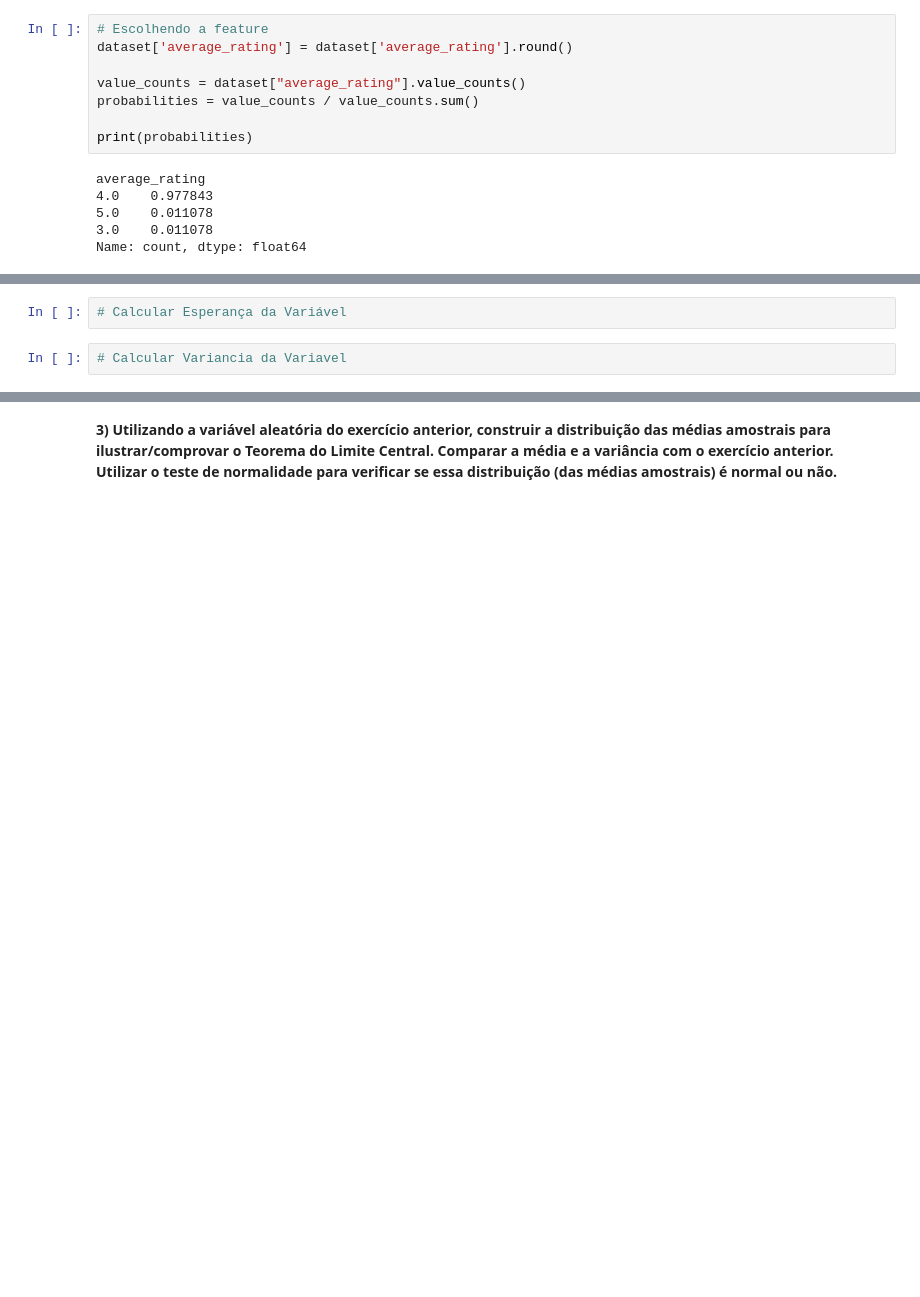
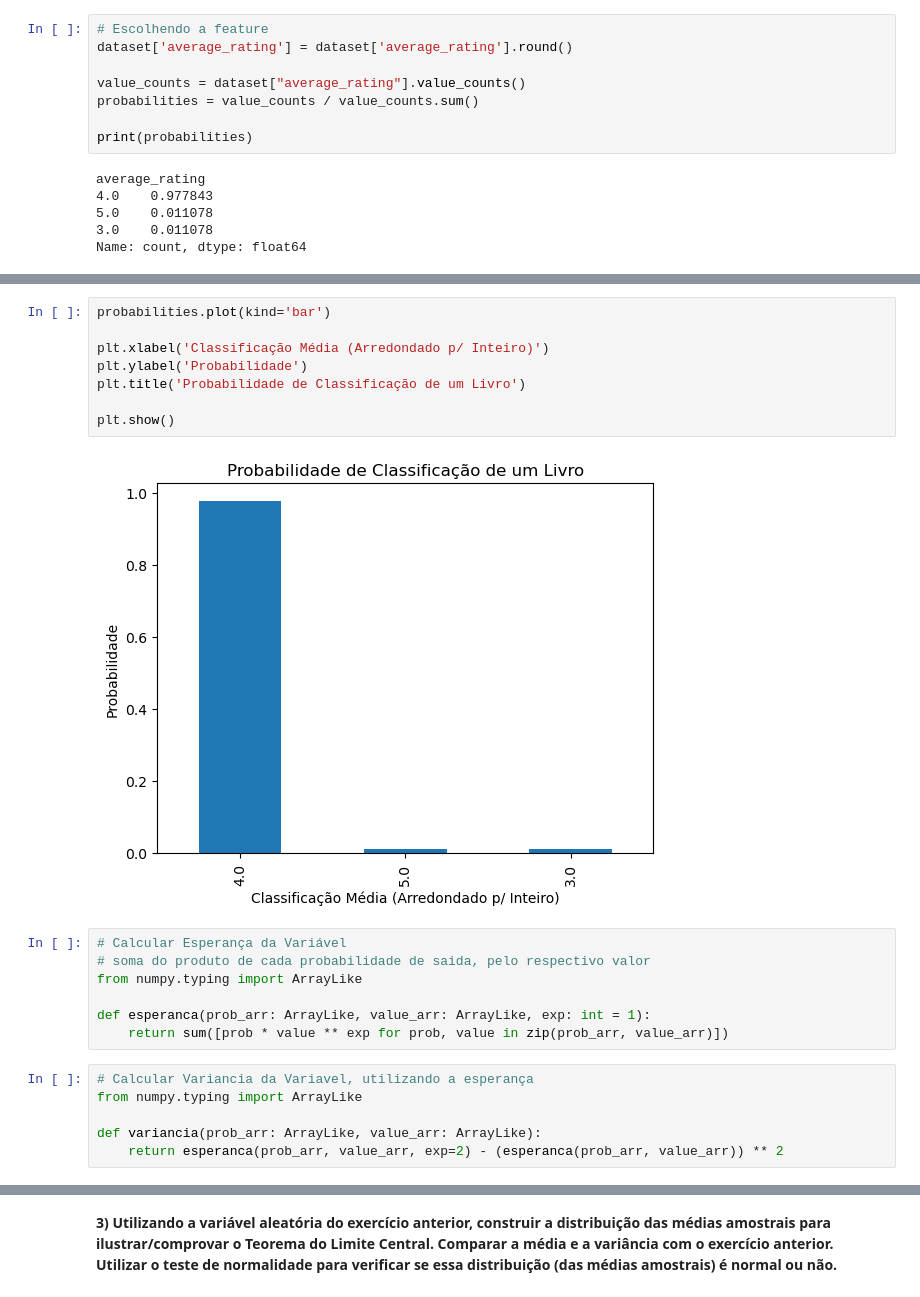
Before and after one commit to brunoopinheiro/ada-datascience-project-iv, a Jupyter notebook: Projeto_Estatística.ipynb, the cells around one changed output, grey strips where cells are left out. Drawn from its saved outputs; the diff is of its cells as text; blank space fills up the shorter version.

```diff
--- a/Projeto_Estatística.ipynb
+++ b/Projeto_Estatística.ipynb
@@ -95,4 +130,23 @@ Name: count, dtype: float64
+# %%
+probabilities.plot(kind='bar')
+
+plt.xlabel('Classificação Média (Arredondado p/ Inteiro)')
+plt.ylabel('Probabilidade')
+plt.title('Probabilidade de Classificação de um Livro')
+
+plt.show()
+# %% [output]
+[figure, added]
 # %%
 # Calcular Esperança da Variável
+# soma do produto de cada probabilidade de saida, pelo respectivo valor
+from numpy.typing import ArrayLike
+
+def esperanca(prob_arr: ArrayLike, value_arr: ArrayLike, exp: int = 1):
+    return sum([prob * value ** exp for prob, value in zip(prob_arr, value_arr)])
 # %%
-# Calcular Variancia da Variavel
+# Calcular Variancia da Variavel, utilizando a esperança
+from numpy.typing import ArrayLike
+
+def variancia(prob_arr: ArrayLike, value_arr: ArrayLike):
+    return esperanca(prob_arr, value_arr, exp=2) - (esperanca(prob_arr, value_arr)) ** 2
```
Also changed, not shown: parts of 6 cells of this notebook.
